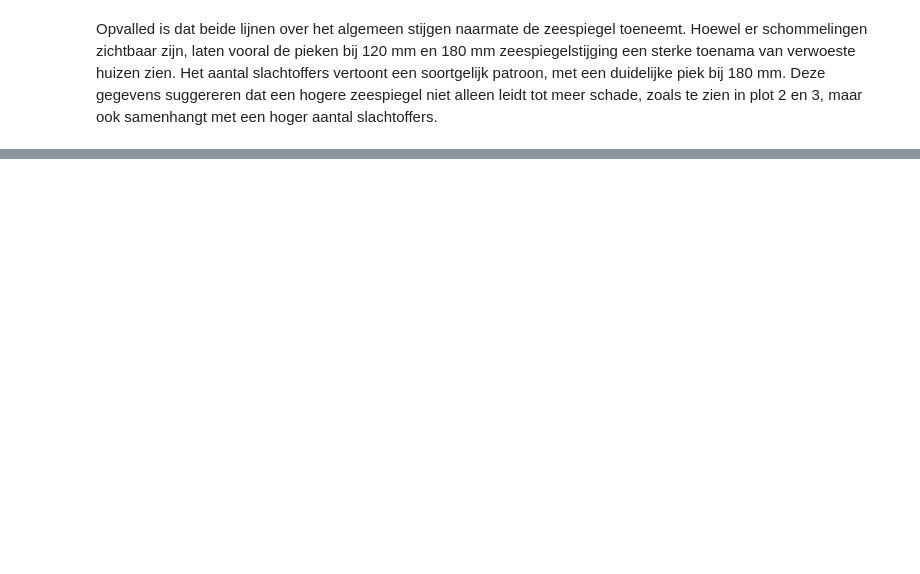
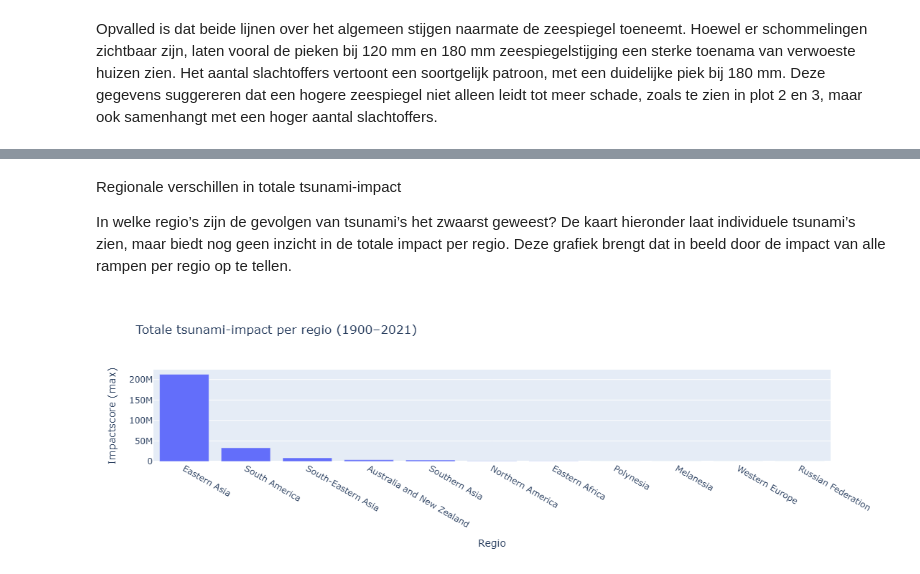
Before and after one commit to roosz/informatievisualisatie, a Jupyter notebook: docs/voorindatasory.ipynb, the cells around one changed output, grey strips where cells are left out. Drawn from its saved outputs; the diff is of its cells as text; code cells hidden in the pictures; blank space fills up the shorter version.

```diff
--- a/docs/voorindatasory.ipynb
+++ b/docs/voorindatasory.ipynb
@@ -625,0 +850,31 @@ Deze gegevens suggereren dat een hogere zeespiegel niet alleen leidt tot meer sc
+# %% [markdown]
+Regionale verschillen in totale tsunami-impact
+
+In welke regio’s zijn de gevolgen van tsunami’s het zwaarst geweest?
+De kaart hieronder laat individuele tsunami’s zien, maar biedt nog geen inzicht in de totale impact per regio. Deze grafiek brengt dat in beeld door de impact van alle rampen per regio op te tellen.
+# %%
+import pandas as pd
+import plotly.express as px
+
+dist_df = pd.read_csv('1900_2021_DISASTERS.xlsx - emdat data.csv')
+df = dist_df[dist_df['Disaster Subtype'].str.lower() == 'tsunami'].copy()
+
+df['Total Deaths'] = pd.to_numeric(df['Total Deaths'], errors='coerce').fillna(0)
+df["Total Damages ('000 US$)"] = pd.to_numeric(df["Total Damages ('000 US$)"], errors='coerce').fillna(0)
+df["Total Affected"] = pd.to_numeric(df["Total Affected"], errors='coerce').fillna(0)
+
+df['Impact_Score'] = df[['Total Deaths', 'Total Affected', "Total Damages ('000 US$)"]].max(axis=1)
+
+region_stats = df.groupby('Region')[['Impact_Score', 'Total Deaths', 'Total Affected']].sum().reset_index()
+
+fig = px.bar(region_stats.sort_values(by='Impact_Score', ascending=False),
+             x='Region', y='Impact_Score',
+             hover_data=['Total Deaths', 'Total Affected'],
+             title='Totale tsunami-impact per regio (1900–2021)',
+             labels={'Impact_Score': 'Maximale impactscore'})
+
+fig.update_layout(xaxis_title='Regio', yaxis_title='Impactscore (max)')
+
+fig.show()
+# %% [output]
+[figure, added]
```
Also changed, not shown: parts of 12 cells of this notebook, 26 other files.
